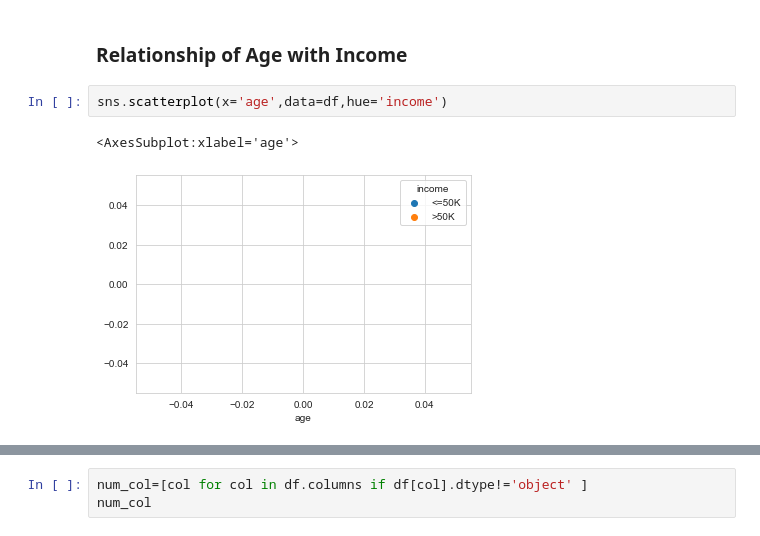
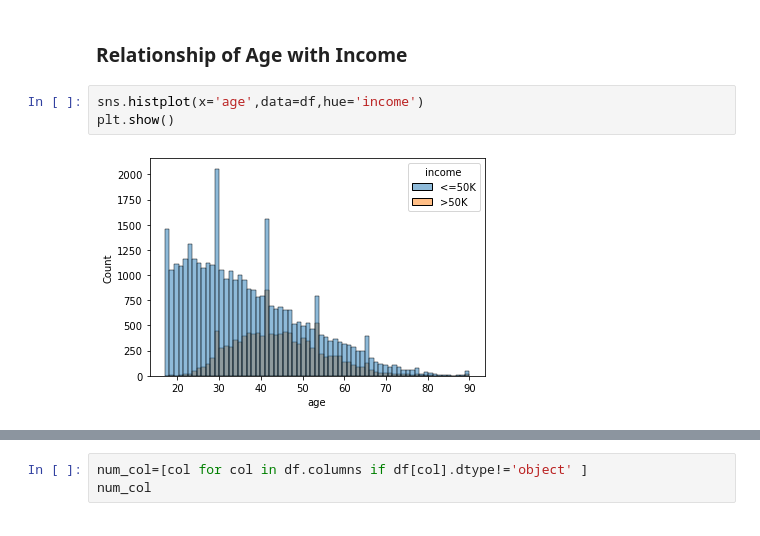
Before and after one commit to Adi161201/Internship_July_22, a Jupyter notebook: Data Analysis-2/data2.ipynb, the cells around one changed output, grey strips where cells are left out. Saved outputs shown, nothing was run; the diff lists cells and outputs as text.

```diff
--- a/Data Analysis-2/data2.ipynb
+++ b/Data Analysis-2/data2.ipynb
@@ -312,7 +304,7 @@ sns.pairplot(df)
 # %% [markdown]
 ### Relationship of Age with Income
 # %%
-sns.scatterplot(x='age',data=df,hue='income')
+sns.histplot(x='age',data=df,hue='income')
+plt.show()
 # %% [output]
-<AxesSubplot:xlabel='age'>
-[figure, old version]
+[figure, new version]
```
Also changed, not shown: parts of 62 cells of this notebook, 1 other file.
